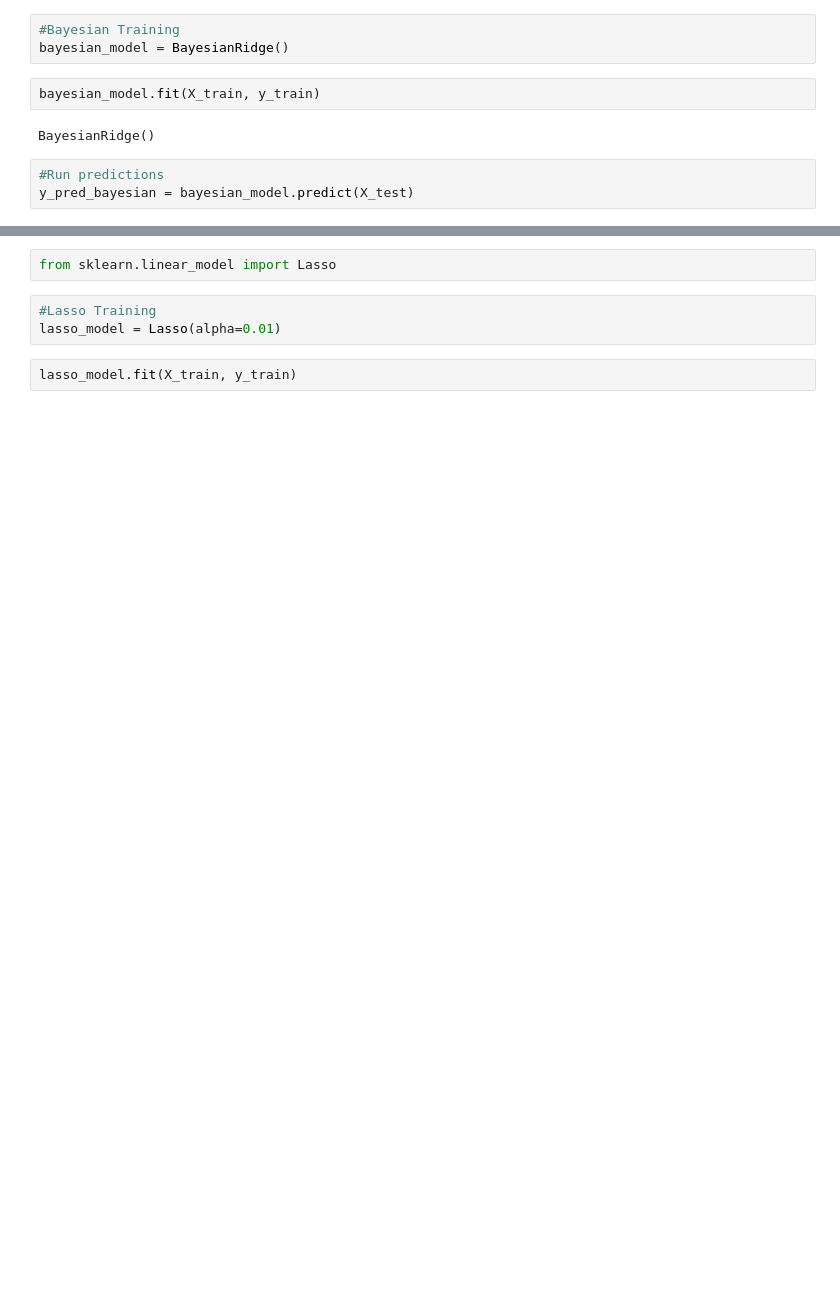
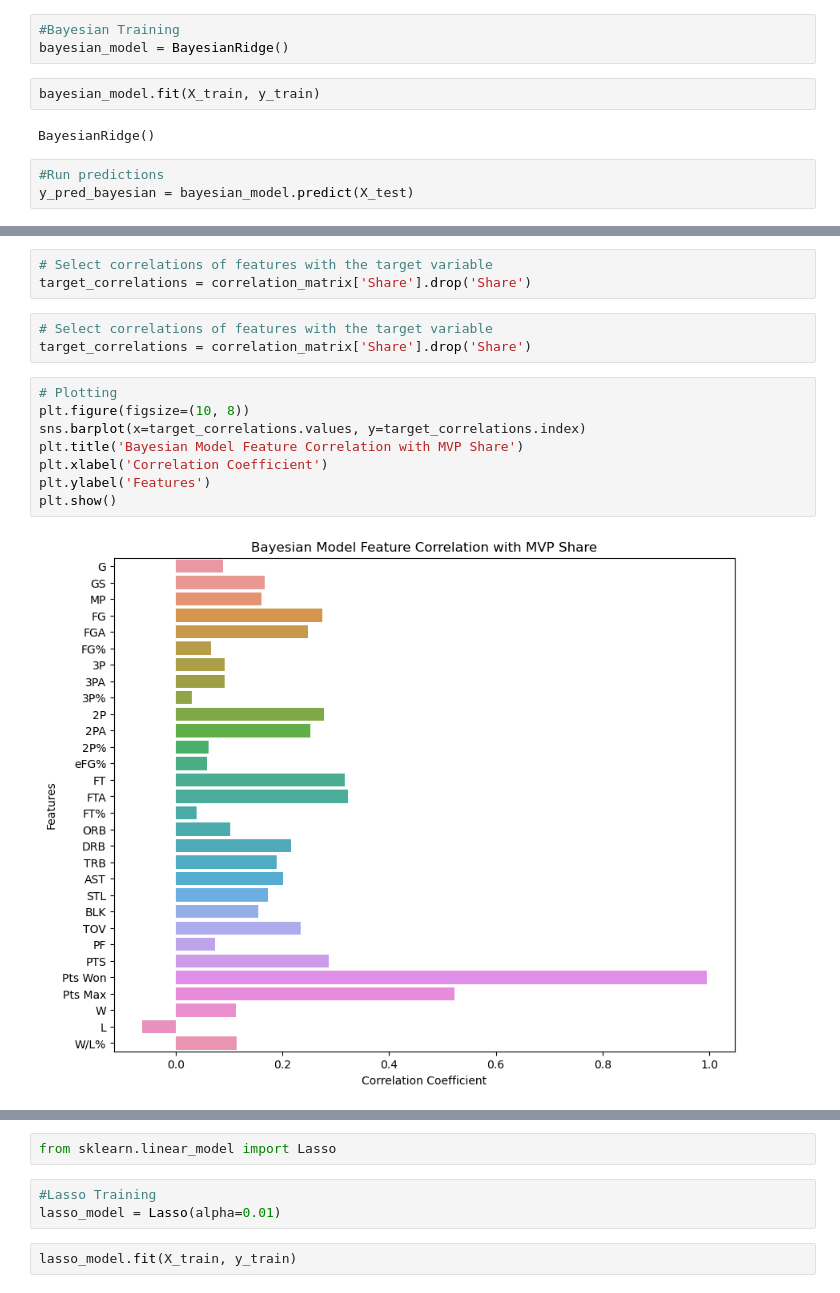
Before and after one commit to Hensonkk/Machine-Learning-NBA-MVP, a Jupyter notebook: Model Testing -Dev.ipynb, the cells around one changed output, grey strips where cells are left out. Drawn from its saved outputs; the diff is of its cells as text; blank space fills up the shorter version.

```diff
--- a/Model Testing -Dev.ipynb
+++ b/Model Testing -Dev.ipynb
@@ -40,0 +65,16 @@ Mean Squared Error: 0.0005834189077964189
+# %%
+# Select correlations of features with the target variable
+target_correlations = correlation_matrix['Share'].drop('Share')
+# %%
+# Select correlations of features with the target variable
+target_correlations = correlation_matrix['Share'].drop('Share')
+# %%
+# Plotting
+plt.figure(figsize=(10, 8))
+sns.barplot(x=target_correlations.values, y=target_correlations.index)
+plt.title('Bayesian Model Feature Correlation with MVP Share')
+plt.xlabel('Correlation Coefficient')
+plt.ylabel('Features')
+plt.show()
+# %% [output]
+[figure, added]
```
Also changed, not shown: parts of 13 cells of this notebook.
